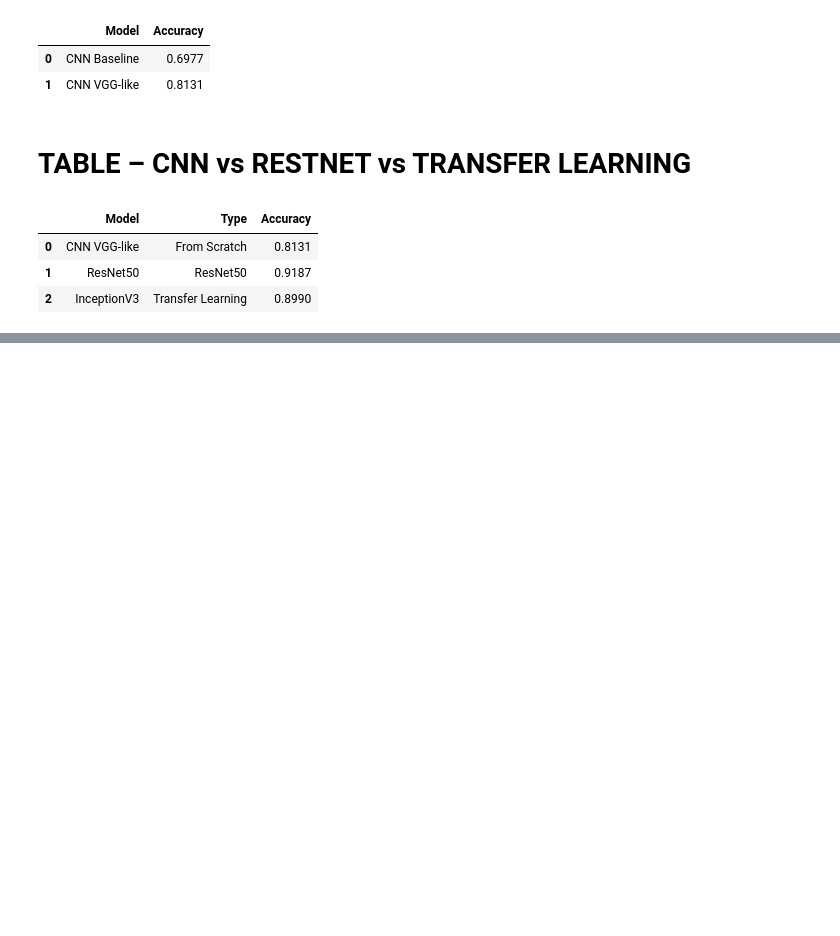
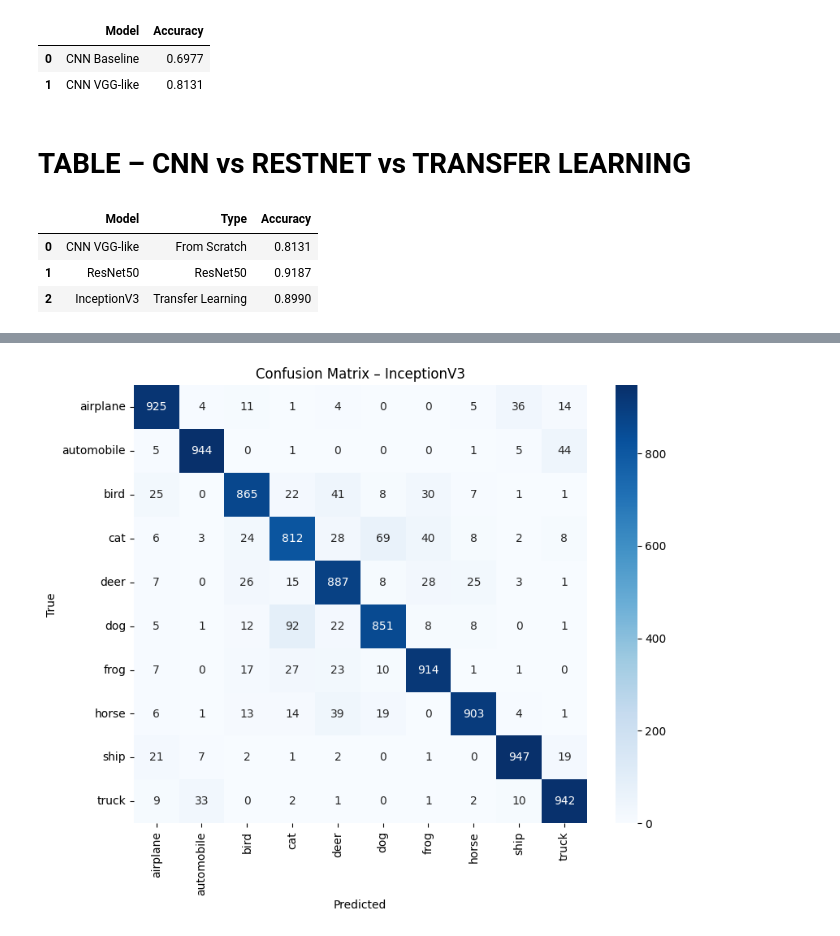
Before and after one commit to HelenaGomezV/project-deep-learning-image-classification-with-cnn-and-transfer-learning, a Jupyter notebook: image_clasification_inception.ipynb, the cells around one changed output, grey strips where cells are left out. Drawn from its saved outputs; the diff is of its cells as text; code cells hidden in the pictures; blank space fills up the shorter version.

```diff
--- a/image_clasification_inception.ipynb
+++ b/image_clasification_inception.ipynb
@@ -637,0 +698,16 @@ final_comparison
+# %%
+test_inc_gen = inception_datagen.flow(
+    X_test,
+    y_test_cat,
+    batch_size=16,
+    shuffle=False
+)
+
+y_pred_inc = np.argmax(inception_model.predict(test_inc_gen), axis=1)
+
+plot_confusion(
+    y_test,
+    y_pred_inc,
+    "Confusion Matrix – InceptionV3"
+)
+# %% [output]
@@ -637,0 +716 @@ final_comparison
+[figure, added]
```
Also changed, not shown: parts of 5 cells of this notebook.
